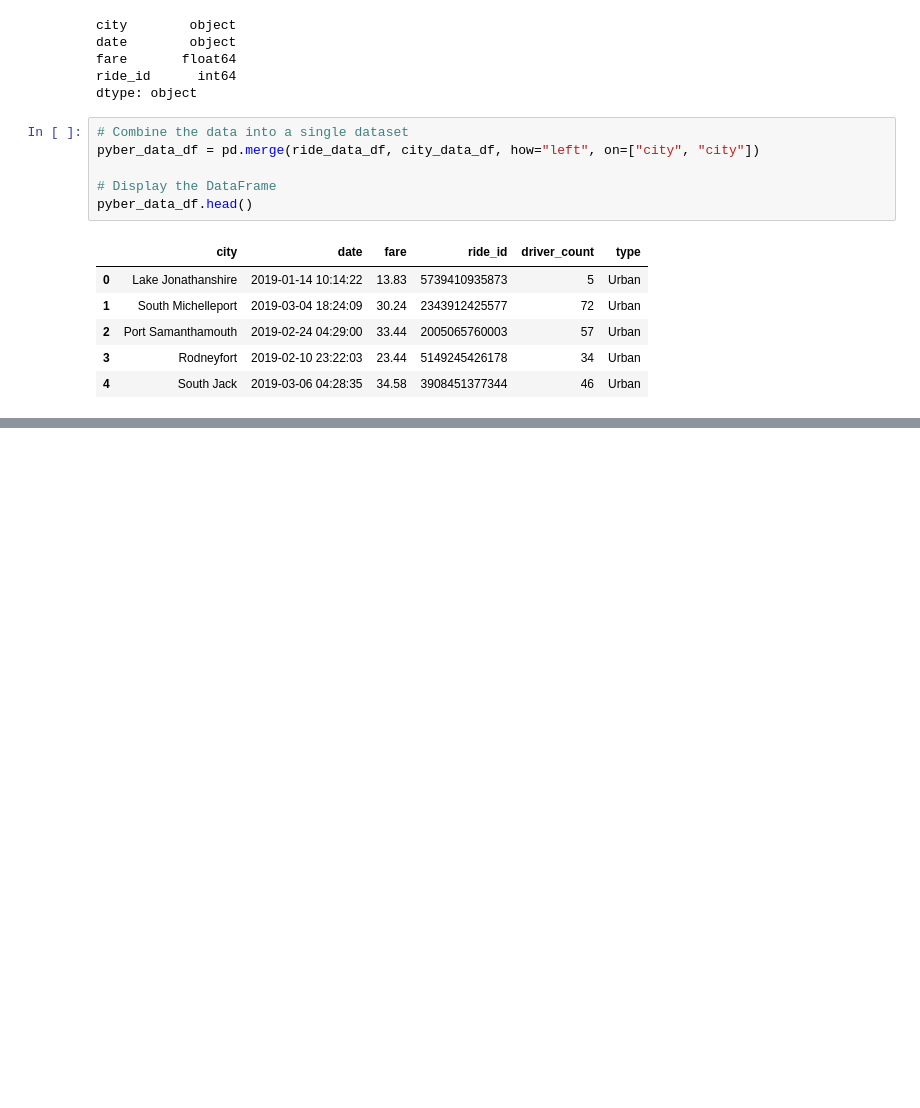
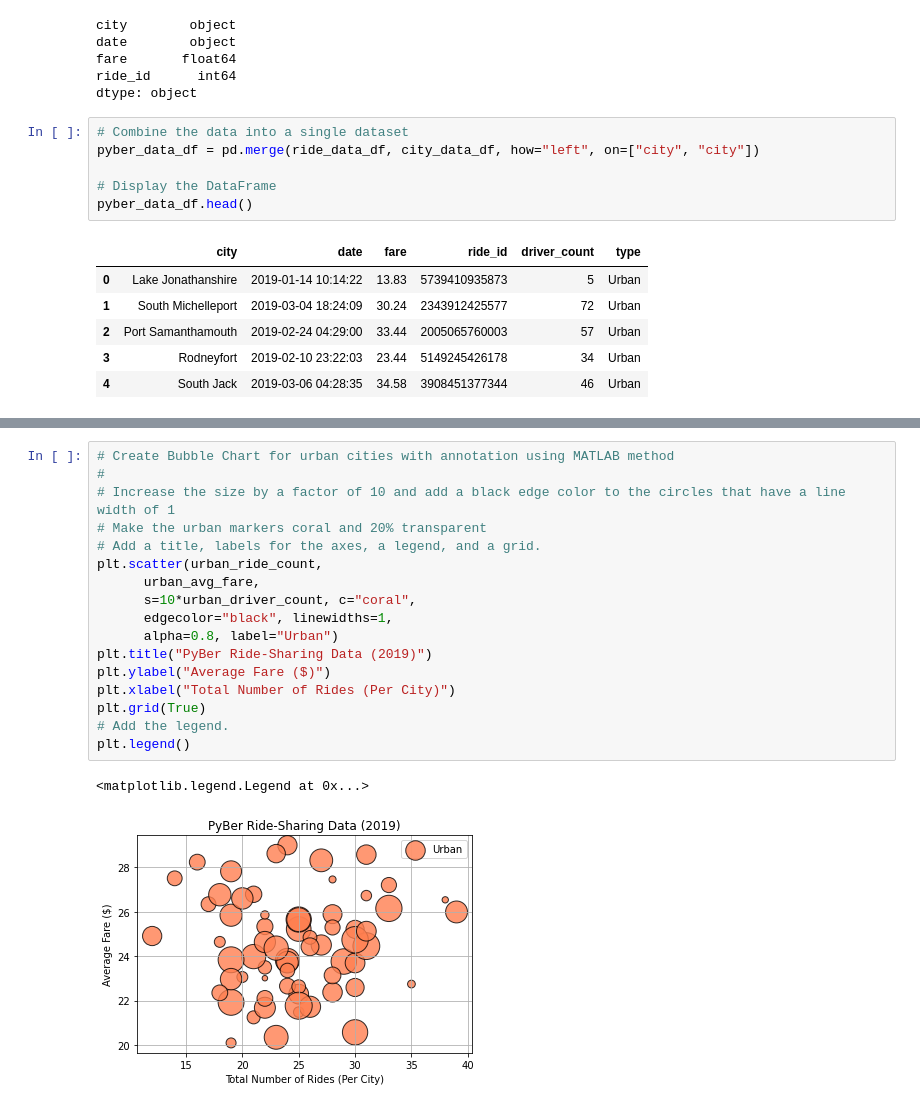
Before and after one commit to kobertlam/PyBer_Analysis, a Jupyter notebook: PyBer.ipynb, the cells around one changed output, grey strips where cells are left out. Saved outputs shown, nothing was run; the diff lists cells and outputs as text; blank space fills up the shorter version.

```diff
--- a/PyBer.ipynb
+++ b/PyBer.ipynb
@@ -135,0 +239,20 @@ pyber_data_df.head()
+# %%
+# Create Bubble Chart for urban cities with annotation using MATLAB method
+#
+# Increase the size by a factor of 10 and add a black edge color to the circles that have a line width of 1
+# Make the urban markers coral and 20% transparent
+# Add a title, labels for the axes, a legend, and a grid.
+plt.scatter(urban_ride_count,
+      urban_avg_fare,
+      s=10*urban_driver_count, c="coral",
+      edgecolor="black", linewidths=1,
+      alpha=0.8, label="Urban")
+plt.title("PyBer Ride-Sharing Data (2019)")
+plt.ylabel("Average Fare ($)")
+plt.xlabel("Total Number of Rides (Per City)")
+plt.grid(True)
+# Add the legend.
+plt.legend()
+# %% [output]
+<matplotlib.legend.Legend at 0x...>
+[figure, added]
```
Also changed, not shown: parts of 15 cells of this notebook, 4 other files.
